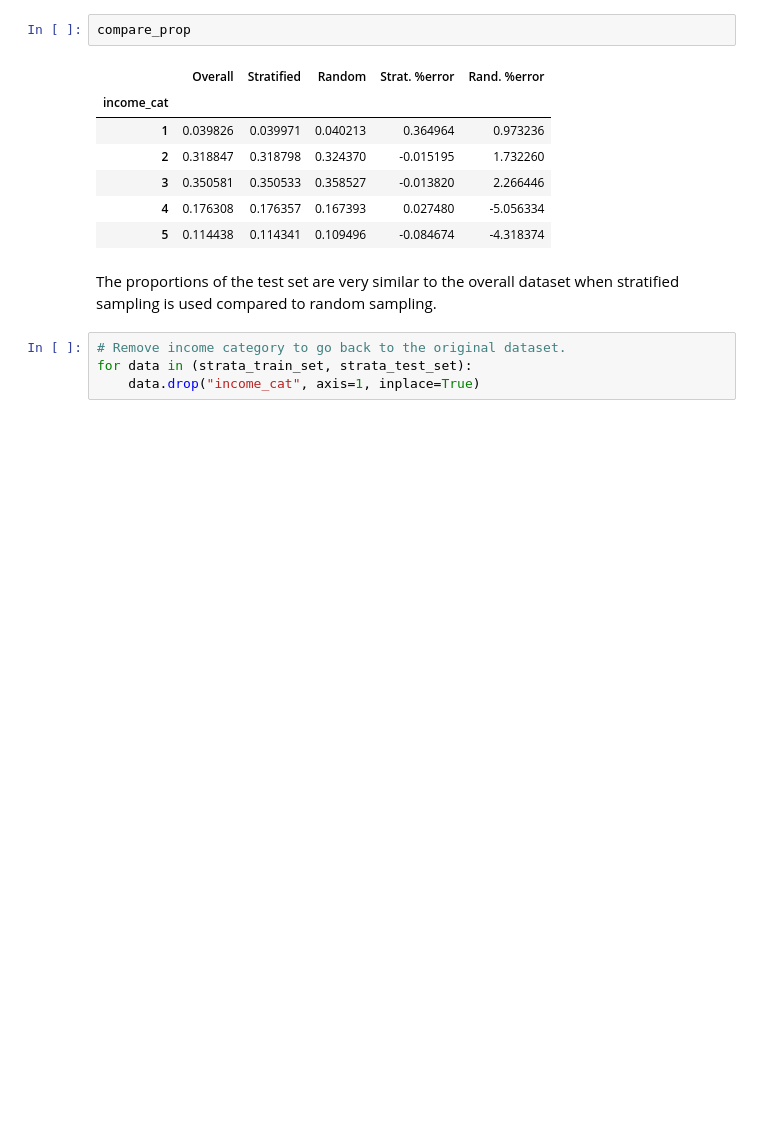
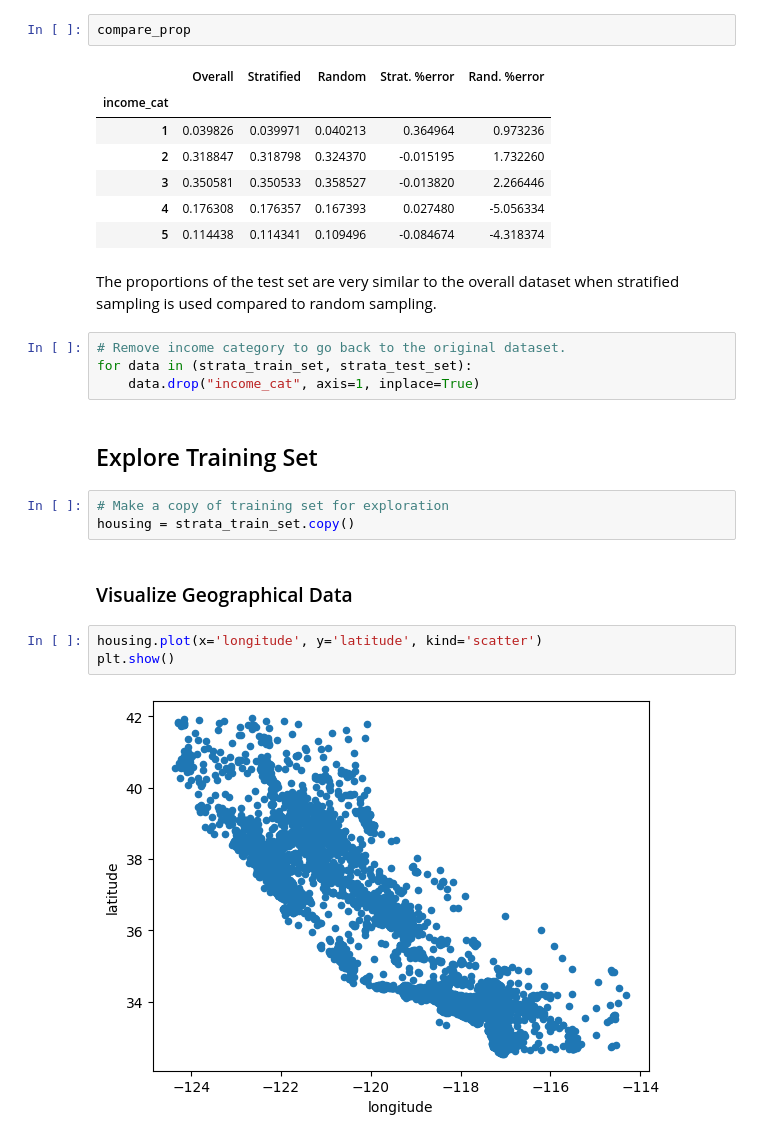
Before and after one commit to tanjatom/MachineLearning, a Jupyter notebook: Regression/housing-prices-California.ipynb, the cells around one changed output. Drawn from its saved outputs; the diff is of its cells as text; blank space fills up the shorter version.

```diff
--- a/Regression/housing-prices-California.ipynb
+++ b/Regression/housing-prices-California.ipynb
@@ -157,3 +160,15 @@ The proportions of the test set are very similar to the overall dataset when str
 # Remove income category to go back to the original dataset.
 for data in (strata_train_set, strata_test_set):
     data.drop("income_cat", axis=1, inplace=True)
+# %% [markdown]
+## Explore Training Set
+# %%
+# Make a copy of training set for exploration
+housing = strata_train_set.copy()
+# %% [markdown]
+### Visualize Geographical Data
+# %%
+housing.plot(x='longitude', y='latitude', kind='scatter')
+plt.show()
+# %% [output]
+[figure, added]
```
Also changed, not shown: parts of 27 cells of this notebook.
